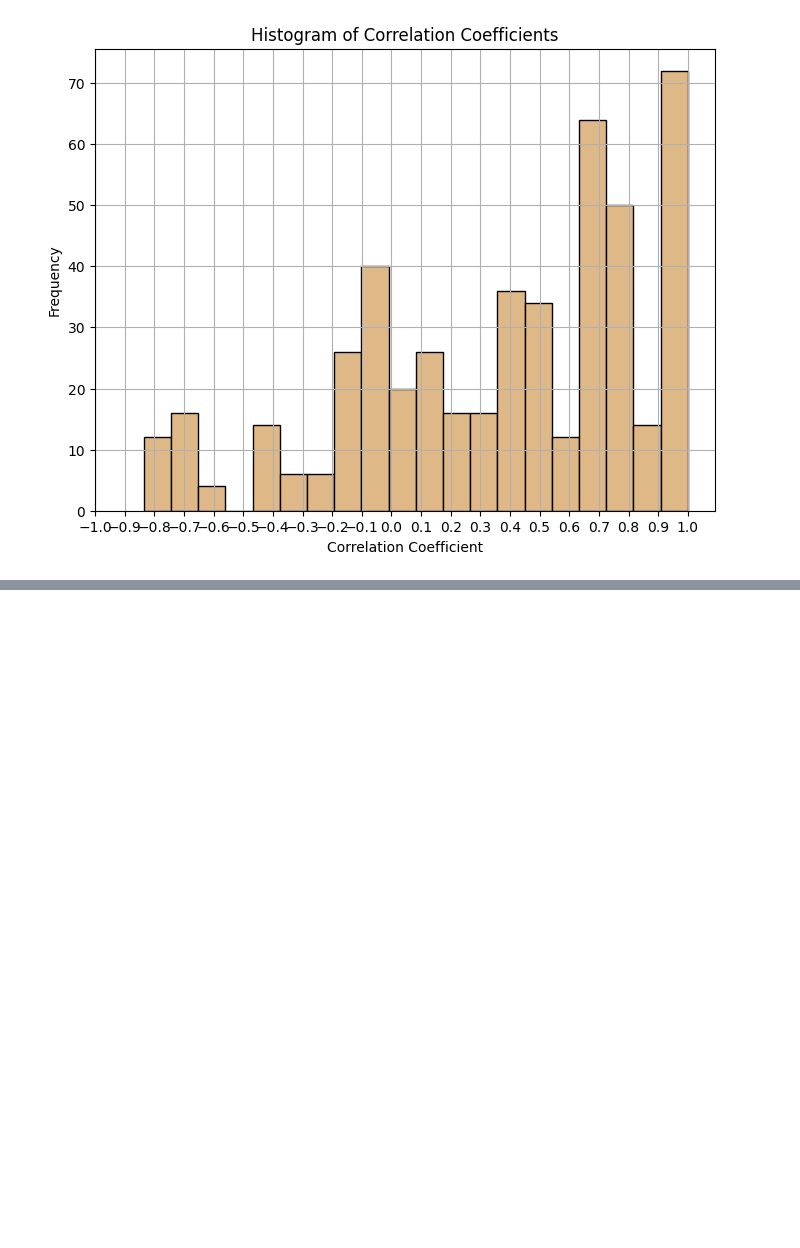
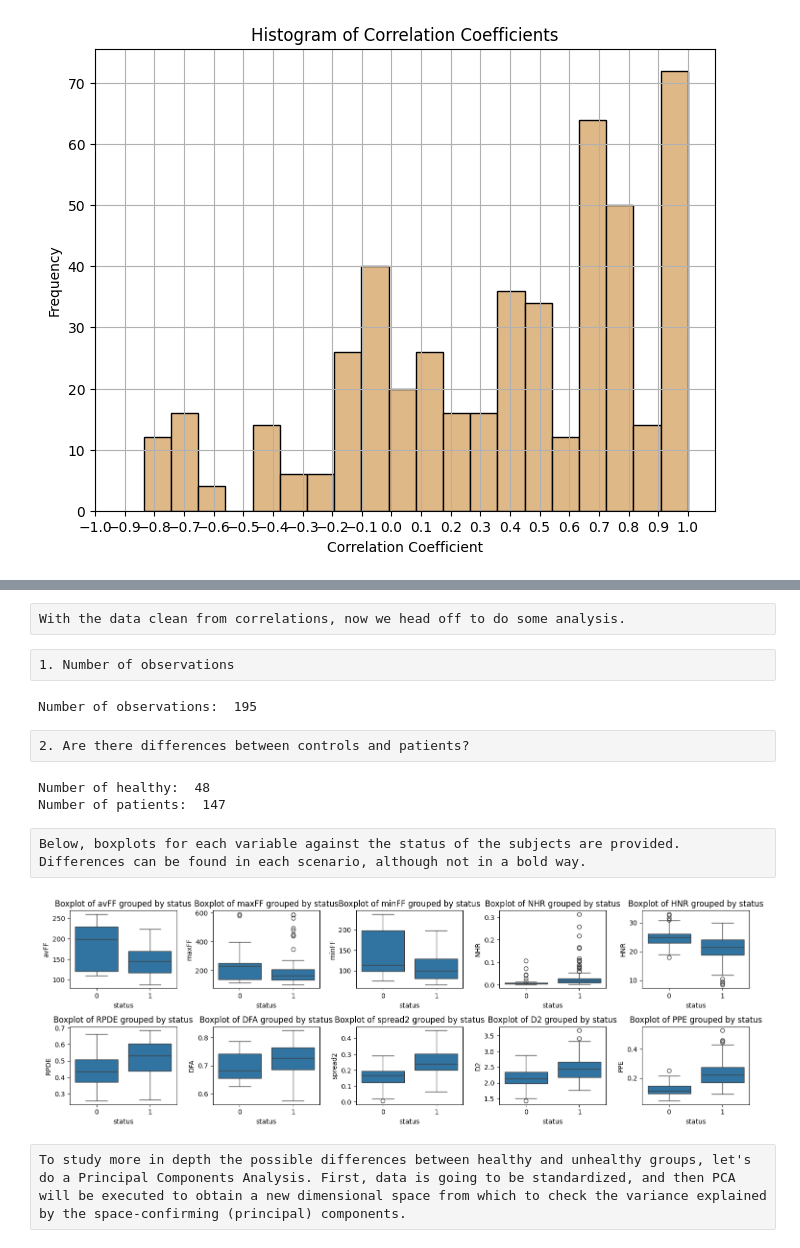
Before and after one commit to dparedga/SP_LAB, a Jupyter notebook: collaborator_1.ipynb, the cells around one changed output, grey strips where cells are left out. Cells and saved outputs as stored; diff of their text form; code cells hidden in the pictures; blank space fills up the shorter version.

Commit message:
Update collaborator_1.ipynb
Advancing on the analysis between healthy and diseased for task 2

```diff
--- a/collaborator_1.ipynb
+++ b/collaborator_1.ipynb
@@ -179,0 +234,17 @@ high_corr_pairs
+# %%
+dff = renamed_df
+
+while len(keys) != 0:
+    print(keys)
+    instance = keys[0]
+
+    dff = dff.drop(columns = instance)
+    corr_df = calculate_correlation(dff)
+    high_corr_pairss = visualize_high_correlation(corr_df, 0.8, False)
+    high_corr_pairss = [item for pair in high_corr_pairss for item in pair]
+    high_corr_pairss = Counter(high_corr_pairss)
+
+    sorted_pairs = dict(sorted(high_corr_pairss.items(), key=lambda item: item[1], reverse=True))
+    keys = list(sorted_pairs.keys())
+
+dff.head()
@@ -179,0 +270,43 @@ high_corr_pairs
+# %% [raw]
+With the data clean from correlations, now we head off to do some analysis.
+# %% [raw]
+1. Number of observations
+# %%
+print('Number of observations: ',dff.shape[0])
+# %% [output]
+Number of observations:  195
+# %% [raw]
+2. Are there differences between controls and patients?
+# %%
+healthy = dff[dff['status']=='0']
+pd = dff[dff['status']=='1']
+print('Number of healthy: ',healthy.shape[0])
+print('Number of patients: ',pd.shape[0])
+# %% [output]
+Number of healthy:  48
+Number of patients:  147
+# %% [raw]
+Below, boxplots for each variable against the status of the subjects are provided. Differences can be found in each scenario, although not in a bold way.
+# %%
+dfff = dff.drop(columns = ['name']) # Removing the name column
+status_column = dfff.pop('status')  # Rearrange the status column
+dfff.insert(0, 'status', status_column)
+
+num_columns = int((dfff.shape[1]-1) / 2)  # Minus 1 to not count the 'status' column
+# Create the image subplots
+fig, axes = plt.subplots(nrows=2, ncols=num_columns, figsize=(15, 5))
+
+# Loop through each column (excluding 'status') and create a boxplot on each subplot
+for i, column in enumerate(dfff.columns[1:]):
+    sns.boxplot(x='status', y=column, data=dfff, ax=axes[i // num_columns, i % num_columns])
+    axes[i // num_columns, i % num_columns].set_title(f'Boxplot of {column} grouped by status')
+
+# Adjust layout
+plt.tight_layout()
+
+# Show the plot
+plt.show()
+# %% [output]
+[figure, added]
+# %% [raw]
+To study more in depth the possible differences between healthy and unhealthy groups, let's do a Principal Components Analysis. First, data is going to be standardized, and then PCA will be executed to obtain a new dimensional space from which to check the variance explained by the space-confirming (principal) components.
```
Also changed, not shown: parts of 13 cells of this notebook.
